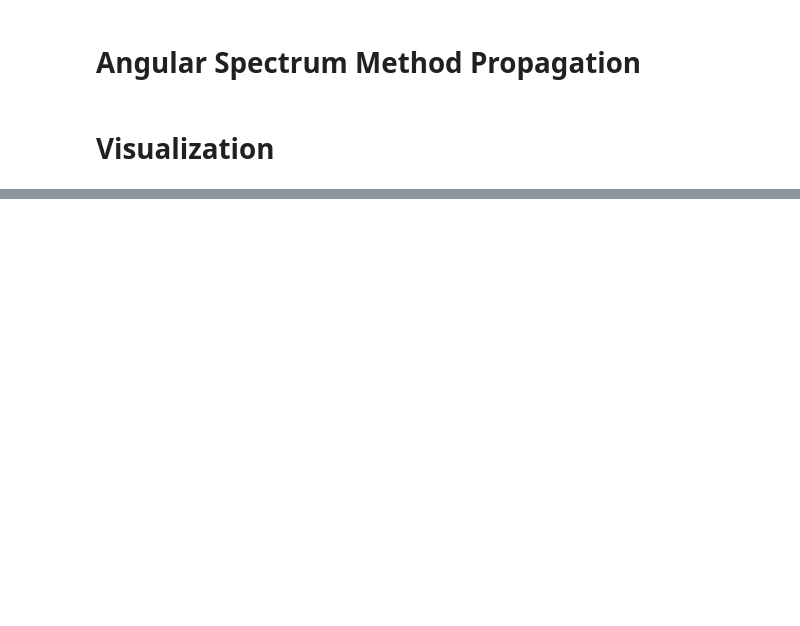
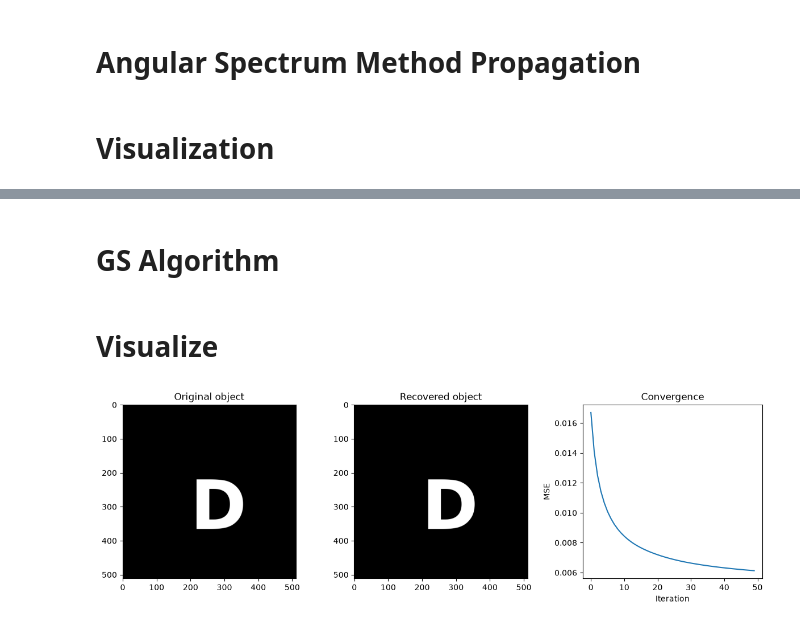
Before and after one commit to phant0mz3ro-lumen-labs/lensless-camera, a Jupyter notebook: notebooks/01_fresnel_diffraction.ipynb, the cells around one changed output, grey strips where cells are left out. Cells and saved outputs as stored; diff of their text form; code cells hidden in the pictures; blank space fills up the shorter version.

```diff
--- a/notebooks/01_fresnel_diffraction.ipynb
+++ b/notebooks/01_fresnel_diffraction.ipynb
@@ -91,0 +114,2 @@ plt.show()
+# %% [markdown]
+# GS Algorithm
@@ -91,0 +149,28 @@ plt.show()
+# %% [markdown]
+# Visualize
+# %%
+# Use the clean aperture case (no diffuser) first
+U0_amplitude = np.abs(U0)
+
+U_recovered, errors = gerchberg_saxton(I, U0_amplitude, wavelength, pixel_size, z, n_iter=50)
+
+plt.figure(figsize=(12, 4))
+
+plt.subplot(1, 3, 1)
+plt.imshow(np.abs(U0), cmap='gray')
+plt.title('Original object')
+
+plt.subplot(1, 3, 2)
+plt.imshow(np.abs(U_recovered), cmap='gray')
+plt.title('Recovered object')
+
+plt.subplot(1, 3, 3)
+plt.plot(errors)
+plt.title('Convergence')
+plt.xlabel('Iteration')
+plt.ylabel('MSE')
+
+plt.tight_layout()
+plt.show()
+# %% [output]
+[figure, added]
```
Also changed, not shown: parts of 7 cells of this notebook.
